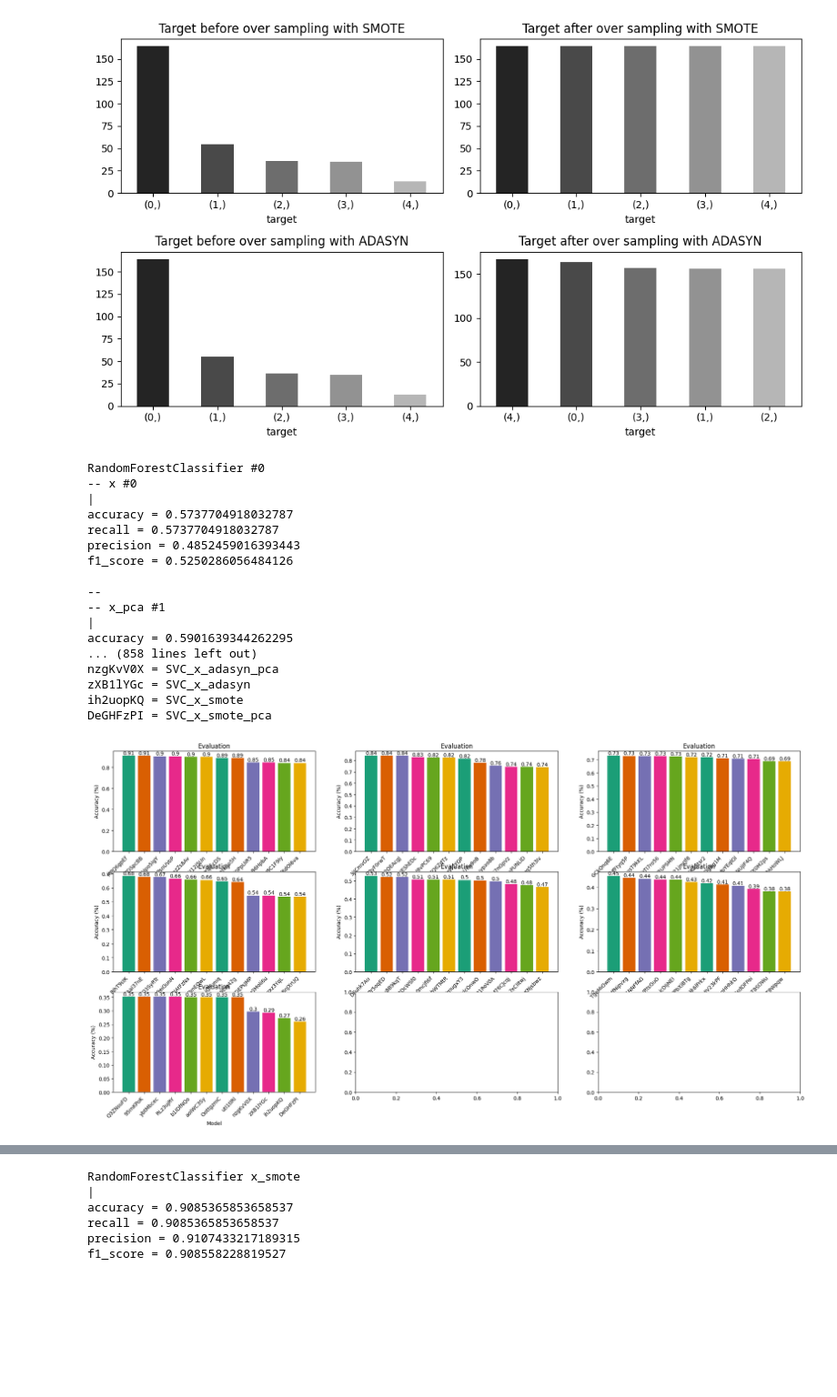
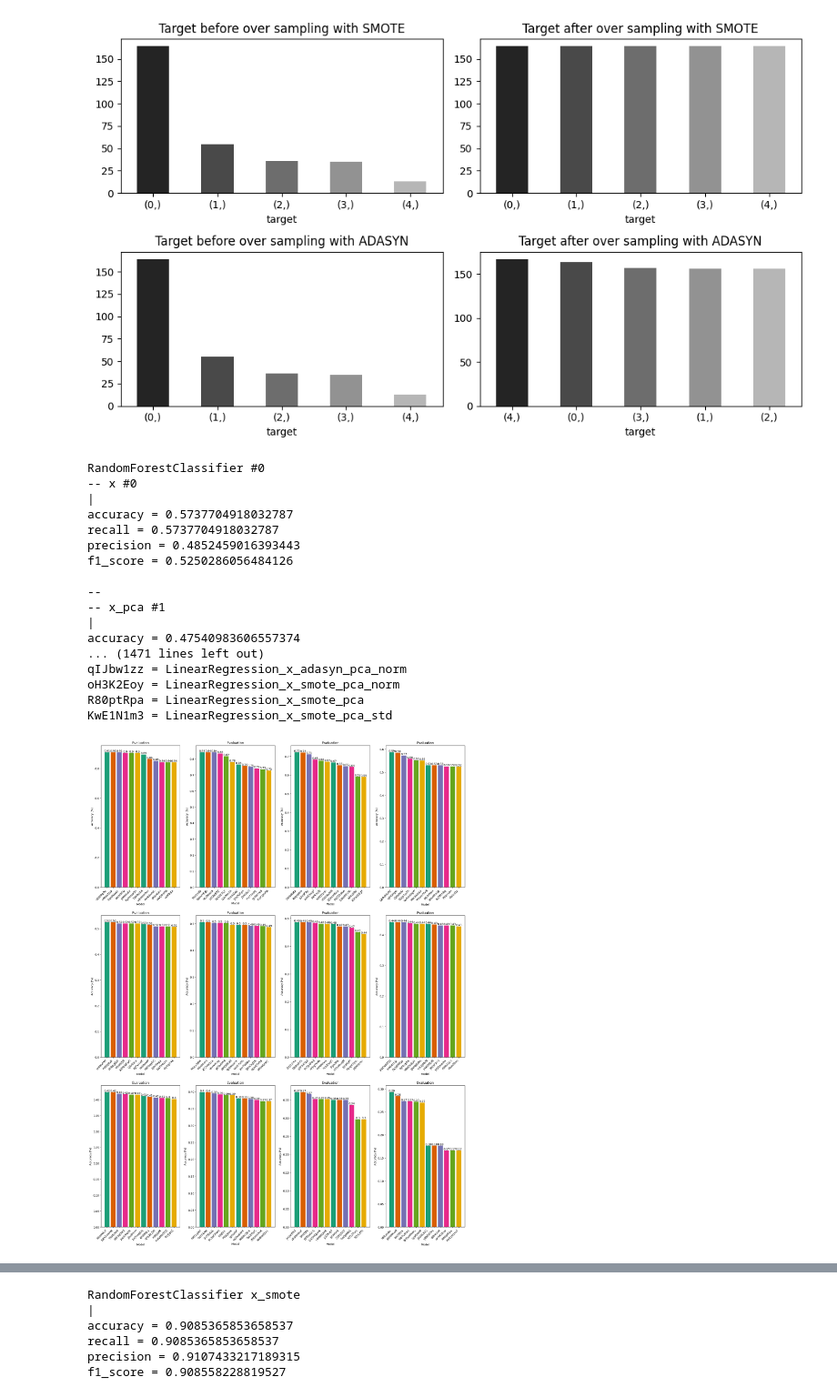
Before and after one commit to skulluglify/heart-disease-hungarian, a Jupyter notebook: DTS/auto/main.ipynb, the cells around one changed output, grey strips where cells are left out. Shown at 91% size. Cells and saved outputs as stored; diff of their text form; code cells hidden in the pictures; blank space fills up the shorter version.

```diff
--- a/DTS/auto/main.ipynb
+++ b/DTS/auto/main.ipynb
@@ -193,22 +209,28 @@ x_adasyn_pca_norm = scaler.fit_transform(x_adasyn_pca)
 choices = [
 
   # vanilla family
-  ('x', x, y, None),
-  ('x_pca', x_pca, y, pca),
-  ('x_pca_norm', x_pca_norm, y, pca),
-  ('x_norm', x_norm, y, None),
+  ('x', (x, y), []),
+  ('x_pca', (x_pca, y), [pca]),
+  ('x_pca_norm', (x_pca_norm, y), [pca, scaler_pca_norm]),
+  ('x_pca_std', (x_pca_std, y), [pca, scaler_pca_std]),
+  ('x_norm', (x_norm, y), [scaler_norm]),
+  ('x_std', (x_std, y), [scaler_std]),
 
   # smote family
-  ('x_smote', x_smote, y_smote, None),
-  ('x_smote_pca', x_smote_pca, y_smote, pca_smote),
-  ('x_smote_pca_norm', x_smote_pca_norm, y_smote, pca_smote),
-  ('x_smote_norm', x_smote_norm, y_smote, None),
+  ('x_smote', (x_smote, y_smote), [smote]),
+  ('x_smote_pca', (x_smote_pca, y_smote), [smote, pca_smote]),
+  ('x_smote_pca_norm', (x_smote_pca_norm, y_smote), [smote, pca_smote, scaler_smote_pca_norm]),
+  ('x_smote_pca_std', (x_smote_pca_std, y_smote), [smote, pca_smote, scaler_smote_pca_std]),
+  ('x_smote_norm', (x_smote_norm, y_smote), [smote, scaler_smote_norm]),
+  ('x_smote_std', (x_smote_std, y_smote), [smote, scaler_smote_std]),
 
   # adasyn family
-  ('x_adasyn', x_adasyn, y_adasyn, None),
-  ('x_adasyn_pca', x_adasyn_pca, y_adasyn, pca_adasyn),
-  ('x_adasyn_pca_norm', x_adasyn_pca_norm, y_adasyn, pca_adasyn),
-  ('x_adasyn_norm', x_adasyn_norm, y_adasyn, None),
+  ('x_adasyn', (x_adasyn, y_adasyn), [adasyn]),
+  ('x_adasyn_pca', (x_adasyn_pca, y_adasyn), [adasyn, pca_adasyn]),
+  ('x_adasyn_pca_norm', (x_adasyn_pca_norm, y_adasyn), [adasyn, pca_adasyn, scaler_adasyn_pca_norm]),
+  ('x_adasyn_pca_std', (x_adasyn_pca_std, y_adasyn), [adasyn, pca_adasyn, scaler_adasyn_pca_std]),
+  ('x_adasyn_norm', (x_adasyn_norm, y_adasyn), [adasyn, scaler_adasyn_norm]),
+  ('x_adasyn_std', (x_adasyn_std, y_adasyn), [adasyn, scaler_adasyn_std]),
 ]
 # %%
 # utilities
@@ -260,7 +282,7 @@ def train_models(models, choices = []):
     print(model_name, '#' + str(model_idx))
 
     model_results = []
-    for choice_idx, (choice_name, x, y, pca) in enumerate(choices):
+    for choice_idx, (choice_name, (x, y), preprocessing) in enumerate(choices):
       print('--', choice_name, '#' + str(choice_idx))
 
       # splitting data training 80%, and testing 20%
@@ -288,7 +310,7 @@ def train_models(models, choices = []):
           model=model,
           y_pred=y_pred, y_test=y_test,  # matrix confusion (required)
           scores=scores,
-          pca=pca,
+          preprocessing=preprocessing,
       ))
 
       print('--')
@@ -364,7 +386,7 @@ def plot_comparison(comparison: pd.DataFrame, k: int = 12):
   if rows * cols < p:
     rows = cols
 
-  fig, ax = plt.subplots(rows, cols, figsize=(rows * 8, cols * 4))
+  fig, ax = plt.subplots(rows, cols, figsize=(rows * 8, cols * 8))
   uniques = []
   links = []
 
@@ -394,7 +416,7 @@ def plot_comparison(comparison: pd.DataFrame, k: int = 12):
   return links
 # %%
 from sklearn.ensemble import RandomForestClassifier
-from sklearn.linear_model import LinearRegression
+from sklearn.linear_model import LinearRegression, LogisticRegression
 # from sklearn.model_selection import GridSearchCV
 from sklearn.neighbors import KNeighborsClassifier
 from sklearn.tree import DecisionTreeClassifier, DecisionTreeRegressor
@@ -440,45 +462,47 @@ from sklearn.svm import SVC
 # models = [
 #   ('RandomForestClassifier', lambda : GridSearchCV(RandomForestClassifier(), param_rf, scoring="accuracy", cv=5)),
 #   ('LinearRegression', lambda : GridSearchCV(LinearRegression(), param_lr, scoring="r2", cv=5)),
+#   ('LogisticRegression', lambda : GridSearchCV(LogisticRegression(), param_lr, scoring="r2", cv=5)),
 #   ('DecisionTreeClassifier', lambda : GridSearchCV(DecisionTreeClassifier(), param_dtc, scoring="accuracy", cv=5)),
 #   ('DecisionTreeRegressor', lambda : GridSearchCV(DecisionTreeRegressor(), param_dtr, scoring="r2", cv=5)),
 #   ('KNeighborsClassifier', lambda : GridSearchCV(KNeighborsClassifier(), param_knn, scoring="accuracy", cv=5)),
 #   ('XGBClassifier', lambda : GridSearchCV(XGBClassifier(), param_xgb, scoring="accuracy", cv=5)),
 # ]
 
 models = [
   ('RandomForestClassifier', lambda : RandomForestClassifier(n_estimators=100, random_state=42)),
   ('LinearRegression', lambda : LinearRegression()),
+  ('LogisticRegression', lambda : LogisticRegression(solver='liblinear')),
   ('DecisionTreeClassifier', lambda : DecisionTreeClassifier()),
   ('DecisionTreeRegressor', lambda : DecisionTreeRegressor()),
   ('KNeighborsClassifier', lambda : KNeighborsClassifier(n_neighbors=3)),
   ('XGBClassifier', lambda : XGBClassifier(learning_rate=0.1, n_estimators=100, random_state=42)),
   ('SVC', lambda : SVC()),
 ]
 
 results = train_models(models, choices)
 comparison = get_comparison_from_results(results)
 links = plot_comparison(comparison)
 plt.show()
 # %% [output]
 RandomForestClassifier #0
 -- x #0
 |
 accuracy = 0.5737704918032787
 recall = 0.5737704918032787
 precision = 0.4852459016393443
 f1_score = 0.5250286056484126
 
 --
 -- x_pca #1
 |
-accuracy = 0.5901639344262295
-... (858 lines left out)
-nzgKvV0X = SVC_x_adasyn_pca
-zXB1lYGc = SVC_x_adasyn
-ih2uopKQ = SVC_x_smote
-DeGHFzPI = SVC_x_smote_pca
+accuracy = 0.47540983606557374
+... (1471 lines left out)
+qIJbw1zz = LinearRegression_x_adasyn_pca_norm
+oH3K2Eoy = LinearRegression_x_smote_pca_norm
+R80ptRpa = LinearRegression_x_smote_pca
+KwE1N1m3 = LinearRegression_x_smote_pca_std
-[figure, old version]
+[figure, new version]
 # %%
 rank_values = [(name.split('_')[0], comparison['Accuracy'].values[idx]) for idx, name in enumerate(comparison['Model'].unique())]
 rank = pd.DataFrame(rank_values, columns=['Model', 'Accuracy'])
```
Also changed, not shown: parts of 8 cells of this notebook, 2 other files.
